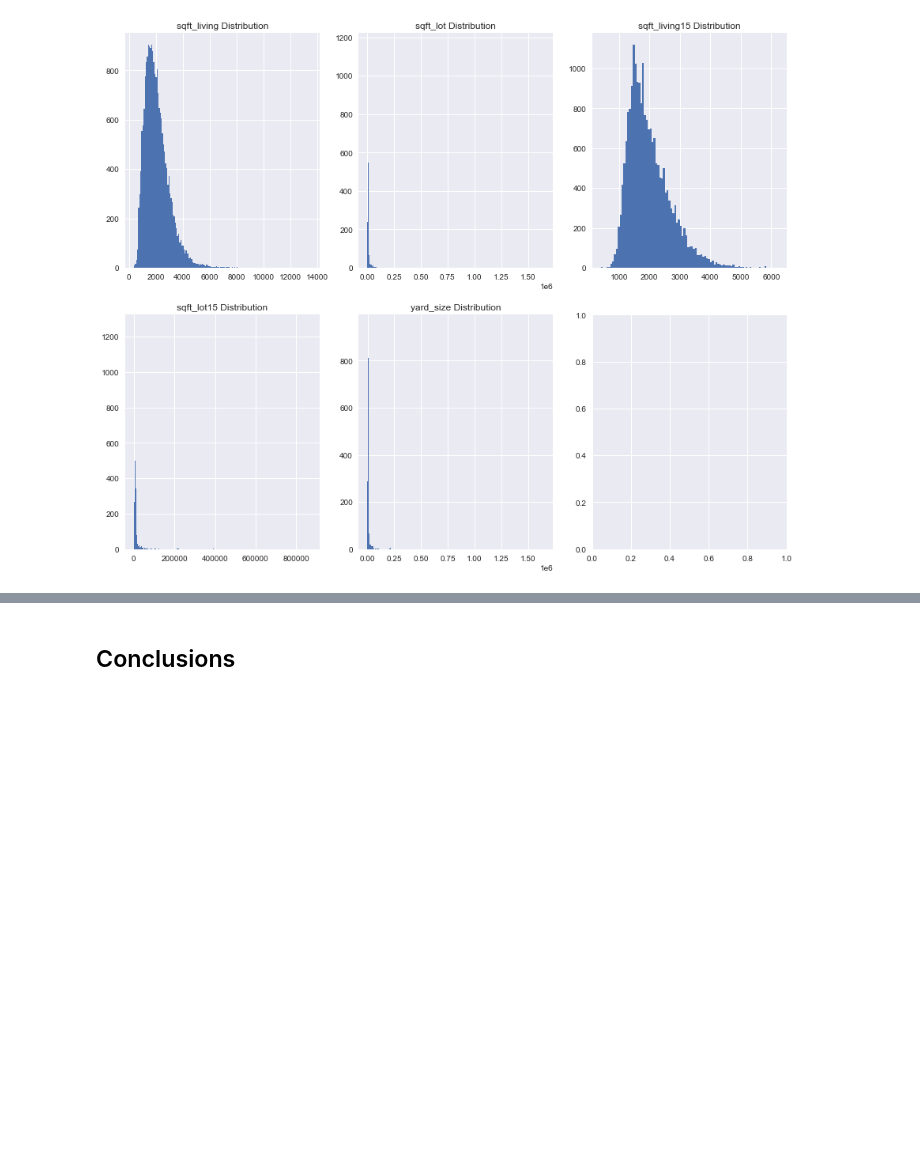
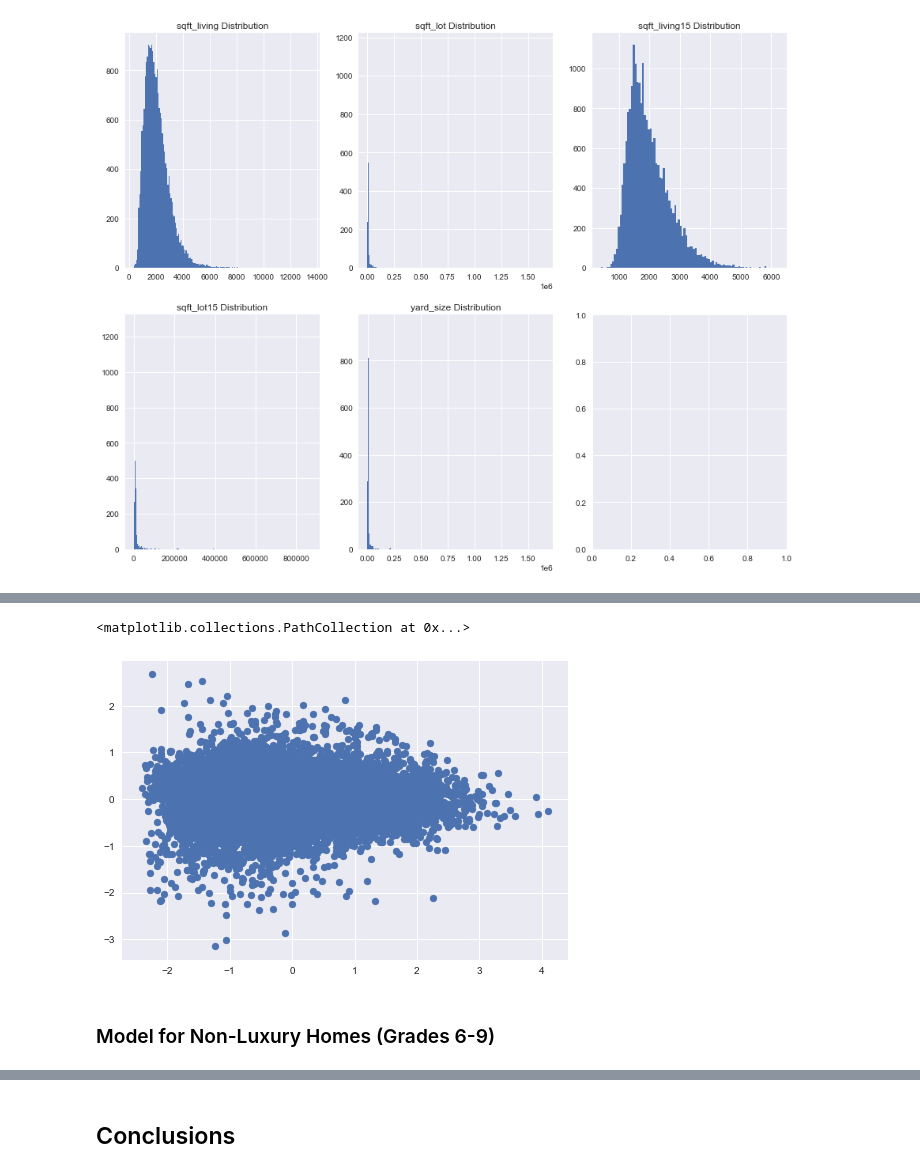
Before and after one commit to Luv2bnanook44/phase_2_project_quanggang, a Jupyter notebook: final_notebook.ipynb, the cells around one changed output, grey strips where cells are left out. Cells and saved outputs as stored; diff of their text form; code cells hidden in the pictures; blank space fills up the shorter version.

```diff
--- a/final_notebook.ipynb
+++ b/final_notebook.ipynb
@@ -525,0 +572,9 @@ Drum roll, please...
+# %%
+x = model.predict(model_data)
+y = model.resid
+plt.scatter(x, y)
+# %% [output]
+<matplotlib.collections.PathCollection at 0x...>
+[figure, added]
+# %% [markdown]
+### Model for Non-Luxury Homes (Grades 6-9)
```
Also changed, not shown: parts of 20 cells of this notebook, 2 other files.
